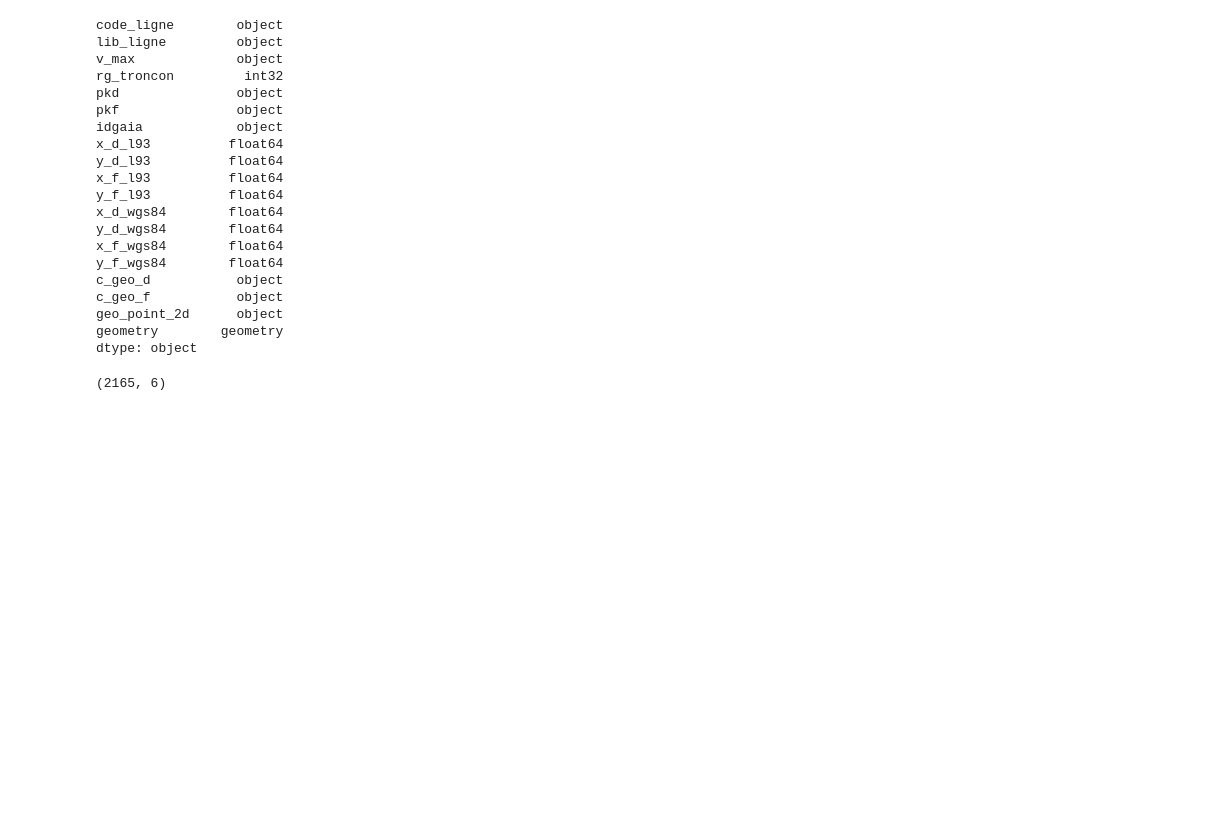
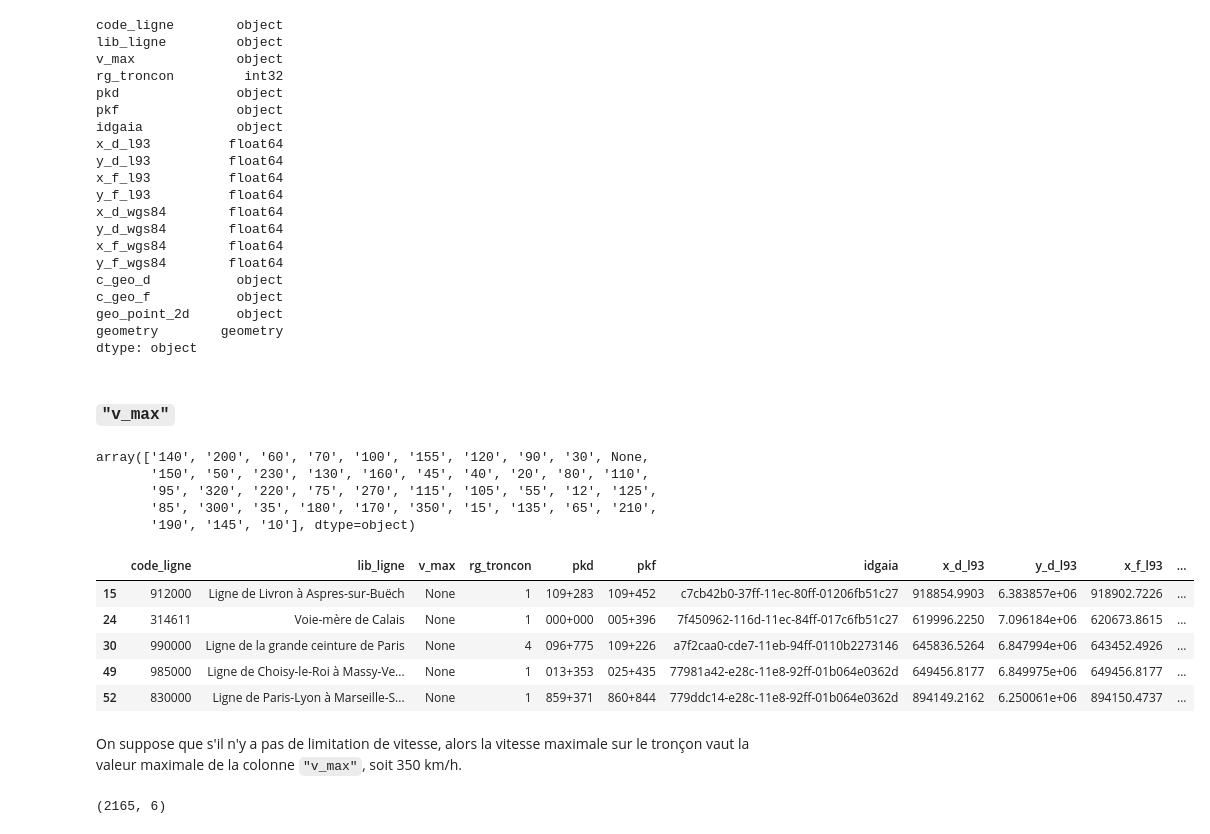
Before and after one commit to appollo30/DSIA_4101A-Analyse-des-donn-es-de-la-SNCF, a Jupyter notebook: notebooks/2_speeds.ipynb, the cells around one changed output. Drawn from its saved outputs; the diff is of its cells as text; code cells hidden in the pictures; blank space fills up the shorter version.

````diff
--- a/notebooks/2_speeds.ipynb
+++ b/notebooks/2_speeds.ipynb
@@ -54,6 +54,27 @@ c_geo_f           object
 geo_point_2d      object
 geometry        geometry
 dtype: object
+# %% [markdown]
+### ```"v_max"```
+# %%
+speeds["v_max"].unique()
+# %% [output]
+array(['140', '200', '60', '70', '100', '155', '120', '90', '30', None,
+       '150', '50', '230', '130', '160', '45', '40', '20', '80', '110',
+       '95', '320', '220', '75', '270', '115', '105', '55', '12', '125',
+       '85', '300', '35', '180', '170', '350', '15', '135', '65', '210',
+       '190', '145', '10'], dtype=object)
+# %%
+speeds[speeds["v_max"].isna()].head()
+# %% [output]
+|  | code_ligne | lib_ligne | v_max | rg_troncon | pkd | pkf | idgaia | x_d_l93 | y_d_l93 | x_f_l93 | ... |
+| 15 | 912000 | Ligne de Livron à Aspres-sur-Buëch | None | 1 | 109+283 | 109+452 | c7cb42b0-37ff-11ec-80ff-01206fb51c27 | 918854.9903 | 6.383857e+06 | 918902.7226 | ... |
+| 24 | 314611 | Voie-mère de Calais | None | 1 | 000+000 | 005+396 | 7f450962-116d-11ec-84ff-017c6fb51c27 | 619996.2250 | 7.096184e+06 | 620673.8615 | ... |
+| 30 | 990000 | Ligne de la grande ceinture de Paris | None | 4 | 096+775 | 109+226 | a7f2caa0-cde7-11eb-94ff-0110b2273146 | 645836.5264 | 6.847994e+06 | 643452.4926 | ... |
+| 49 | 985000 | Ligne de Choisy-le-Roi à Massy-Ve... | None | 1 | 013+353 | 025+435 | 77981a42-e28c-11e8-92ff-01b064e0362d | 649456.8177 | 6.849975e+06 | 649456.8177 | ... |
+| 52 | 830000 | Ligne de Paris-Lyon à Marseille-S... | None | 1 | 859+371 | 860+844 | 779ddc14-e28c-11e8-92ff-01b064e0362d | 894149.2162 | 6.250061e+06 | 894150.4737 | ... |
+# %% [markdown]
+On suppose que s'il n'y a pas de limitation de vitesse, alors la vitesse maximale sur le tronçon vaut la valeur maximale de la colonne ```"v_max"```, soit 350 km/h.
 # %%
 def process_speeds(speeds_df, ignore_na=True):
     relevant_columns = ["code_ligne", "lib_ligne", "v_max","geometry","pkd","pkf"] # On garde les colonnes qui peuvent être des clés primaires (voir 1_shapes.ipynb)
````
Also changed, not shown: parts of 9 cells of this notebook, 5 other files.
